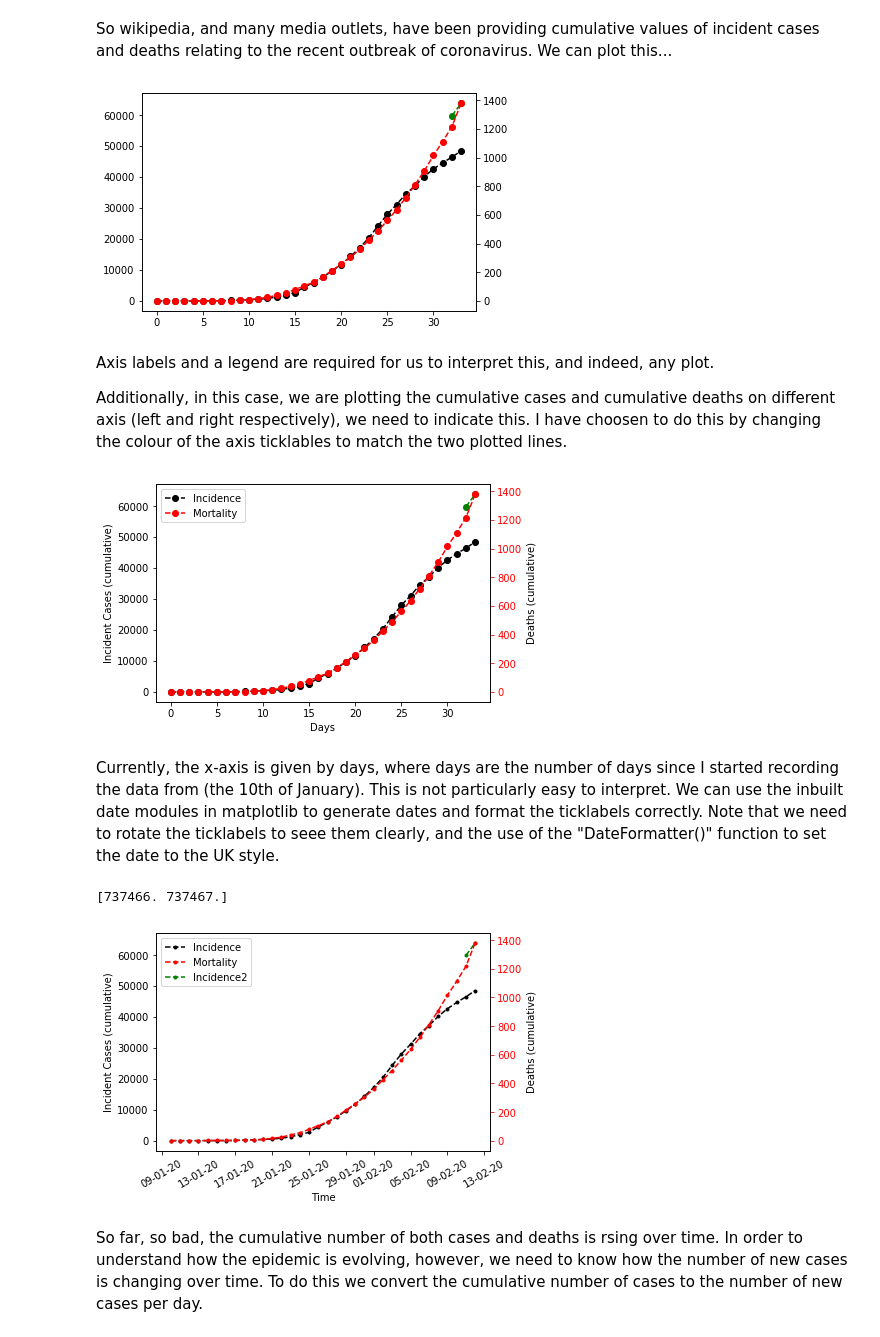
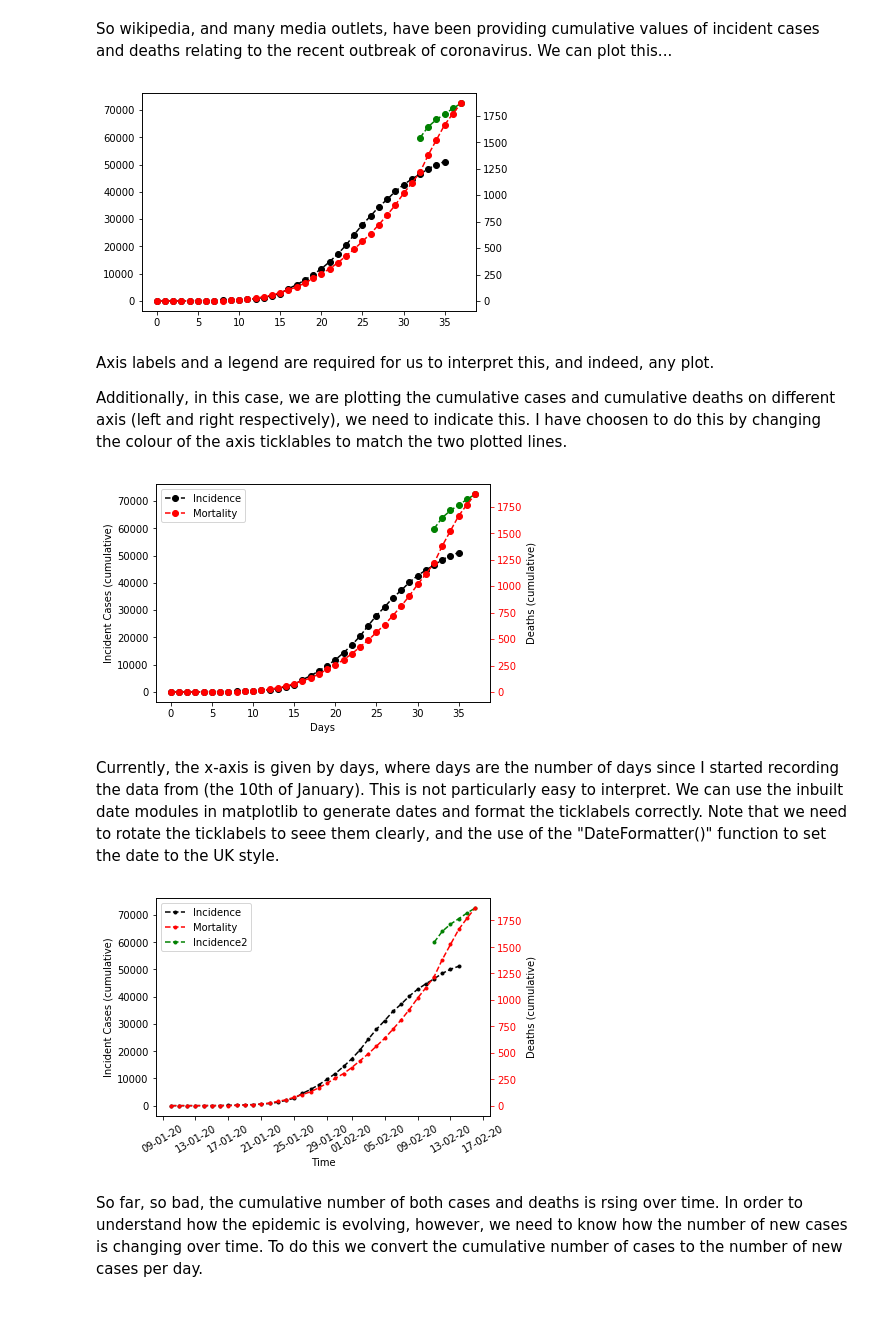
Before and after one commit to hanharrison92/Making-Graphs, a Jupyter notebook: LineGraph/Incidence_over_time.ipynb, the cells around one changed output. Drawn from its saved outputs; the diff is of its cells as text; code cells hidden in the pictures.

```diff
--- a/LineGraph/Incidence_over_time.ipynb
+++ b/LineGraph/Incidence_over_time.ipynb
@@ -4,24 +4,25 @@ import matplotlib.pyplot as plt
 import matplotlib.dates as mdates
 
 #data on coronavirus from wikipedia (starting on the 10th of January)
-cases_cumulative = [41, 41, 41, 41, 41, 45, 62, 121, 198, 291, 440, 571, 830, 1287, 1975, 2744, 4515, 5974, 7711, 9692, 11791, 14380, 17205, 20440, 24324, 28018, 31161, 34546, 37198, 40171, 42638, 44653, 46472, 48467]
-deaths_cumulative = [1, 1, 1, 1, 2, 2, 2, 2, 3, 6, 9, 17, 25, 41, 56, 80, 106, 132, 170, 213, 259, 304, 361, 425, 490, 563, 637, 722, 811, 908, 1016, 1113, 1325-108, 1380]
-cases2_cumulative = [59804 , 63851 ]#new measure provided from 12 of february
+cases_cumulative = [41, 41, 41, 41, 41, 45, 62, 121, 198, 291, 440, 571, 830, 1287, 1975, 2744, 4515, 5974, 7711, 9692, 11791, 14380, 17205, 20440, 24324, 28018, 31161, 34546, 37198, 40171, 42638, 44653, 46472, 48467, 49970, 51091]
+deaths_cumulative = [1, 1, 1, 1, 2, 2, 2, 2, 3, 6, 9, 17, 25, 41, 56, 80, 106, 132, 170, 213, 259, 304, 361, 425, 490, 563, 637, 722, 811, 908, 1016, 1113, 1325-108, 1380, 1523, 1665, 1770, 1868]
+cases2_cumulative = [59804 , 63851, 66492, 68500, 70548, 72436]#new measure provided from 12 of february
 # %% [markdown]
 So wikipedia, and many media outlets, have been providing cumulative values of incident cases and deaths relating to the recent outbreak of coronavirus. We can plot this...
 # %%
-x_arr = np.arange(0, len(cases_cumulative), 1)#generate an integer for each day
+x_arr_co = np.arange(0, len(cases_cumulative), 1)
+x_arr_d = np.arange(0, len(deaths_cumulative), 1)#generate an integer for each day
 x_arr2 = np.arange(32, 32+len(cases2_cumulative), 1)
 fig = plt.figure()
 ax1 = fig.add_subplot(111)
-ax1.plot(x_arr, cases_cumulative, '--ko') #incidence in black (left axis)
+ax1.plot(x_arr_co, cases_cumulative, '--ko') #incidence in black (left axis)
 ax1.plot(x_arr2, cases2_cumulative, '--go')#new incidence measure
 ax2 = ax1.twinx()
-ax2.plot(x_arr, deaths_cumulative, '--ro')#deaths in red (right axis)
+ax2.plot(x_arr_d, deaths_cumulative, '--ro')#deaths in red (right axis)
 
 plt.show()
 # %% [output]
-[figure, old version]
+[figure, new version]
 # %% [markdown]
 Axis labels and a legend are required for us to interpret this, and indeed, any plot.
 
@@ -29,10 +30,10 @@ Additionally, in this case, we are plotting the cumulative cases and cumulative
 # %%
 fig = plt.figure()
 ax1 = fig.add_subplot(111)
-h1, = ax1.plot(x_arr, cases_cumulative, '--ko') #incidence in black (left axis)
+h1, = ax1.plot(x_arr_co, cases_cumulative, '--ko') #incidence in black (left axis)
 ax1.plot(x_arr2, cases2_cumulative, '--go')#new incidence measure
 ax2 = ax1.twinx()
-h2, = ax2.plot(x_arr, deaths_cumulative, '--ro')#deaths in red (right axis)
+h2, = ax2.plot(x_arr_d, deaths_cumulative, '--ro')#deaths in red (right axis)
 
 #axis labels
 ax1.set_ylabel("Incident Cases (cumulative)")
@@ -45,24 +46,25 @@ plt.legend((h1, h2), ("Incidence", "Mortality"))
 
 plt.show()
 # %% [output]
-[figure, old version]
+[figure, new version]
 # %% [markdown]
 Currently, the x-axis is given by days, where days are the number of days since I started recording the data from (the 10th of January). This is not particularly easy to interpret. We can use the inbuilt date modules in matplotlib to generate dates and format the ticklabels correctly. Note that we need to rotate the ticklabels to seee them clearly, and the use of the "DateFormatter()" function to set the date to the UK style.
 # %%
 
 #set dates
 date1 = mdates.datetime.date(2020, 1, 10)#date we started collecting data
-date2 = mdates.datetime.date(2020, 2, 13)#yesterday's date
+date2 = mdates.datetime.date(2020, 2, 17)#yesterday's date
 date3 = mdates.datetime.date(2020, 2, 11)#first day of new measure
+date4 = mdates.datetime.date(2020, 2, 15)#last day of old measure
 delta = mdates.datetime.timedelta(days=1)
 dates_all = mdates.drange(date1, date2, delta)
+dates_old = mdates.drange(date1, date4, delta)
 dates_new = mdates.drange(date3, date2, delta)
-print(dates_new)
 formatter = mdates.DateFormatter('%d-%m-%y')#uk style date
 
 fig = plt.figure()
 ax1 = fig.add_subplot(111)
-h1, = ax1.plot_date(dates_all, cases_cumulative, '--k.')
+h1, = ax1.plot_date(dates_old, cases_cumulative, '--k.')
 h3, = ax1.plot_date(dates_new, cases2_cumulative, '--g.')
 ax2 = ax1.twinx()
 h2, = ax2.plot_date(dates_all, deaths_cumulative, '--r.')
@@ -82,8 +84,7 @@ plt.legend((h1, h2, h3), ("Incidence", "Mortality", "Incidence2"))
 
 plt.show()
 # %% [output]
-[737466. 737467.]
-[figure, old version]
+[figure, new version]
 # %% [markdown]
 So far, so bad, the cumulative number of both cases and deaths is rsing over time. In order to understand how the epidemic is evolving, however, we need to know how the number of new cases is changing over time. To do this we convert the cumulative number of cases to the number of new cases per day.
 # %%
```
Also changed, not shown: parts of 2 cells of this notebook.
